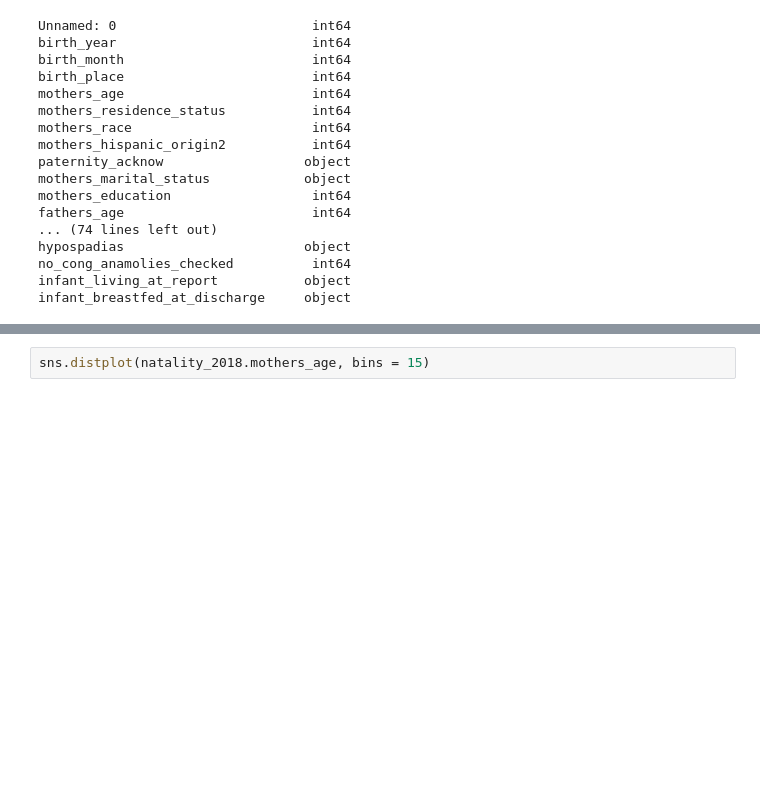
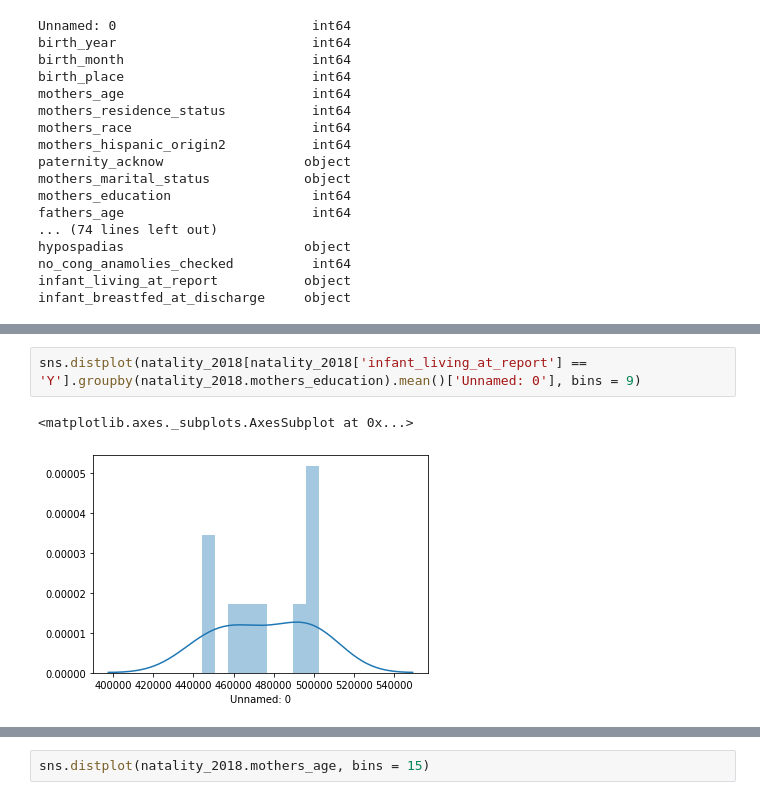
Before and after one commit to edwin-back/Capstone_CDC_Infant_Mortality, a Jupyter notebook: Jason/Capstone Code/2018 natality data to clean.ipynb, the cells around one changed output, grey strips where cells are left out. Cells and saved outputs as stored; diff of their text form; blank space fills up the shorter version.

```diff
--- a/Jason/Capstone Code/2018 natality data to clean.ipynb
+++ b/Jason/Capstone Code/2018 natality data to clean.ipynb
@@ -213,0 +373,5 @@ natality_2018.iloc[:, np.r_[0:3,location_indices]].head()
+# %%
+sns.distplot(natality_2018[natality_2018['infant_living_at_report'] == 'Y'].groupby(natality_2018.mothers_education).mean()['Unnamed: 0'], bins = 9)
+# %% [output]
+<matplotlib.axes._subplots.AxesSubplot at 0x...>
+[figure, added]
```
Also changed, not shown: parts of 44 cells of this notebook.
